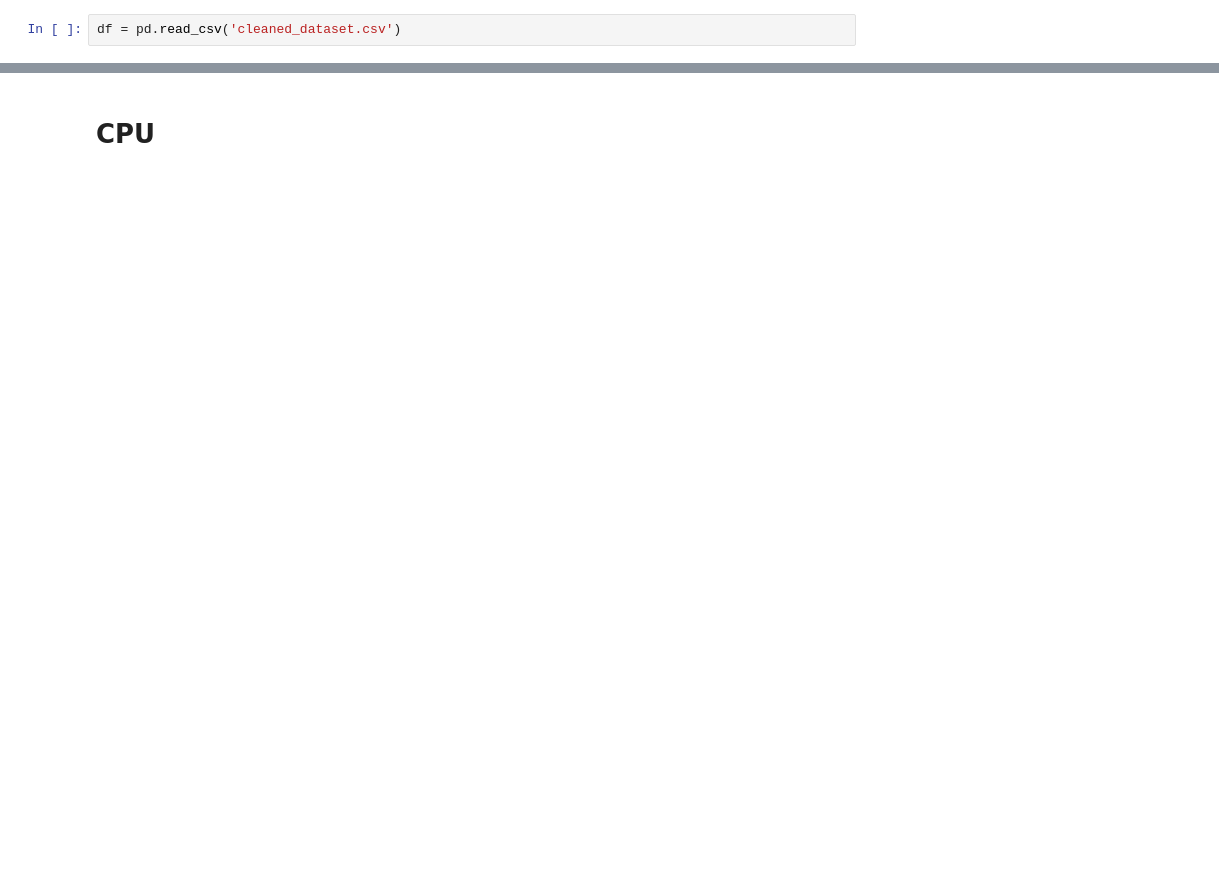
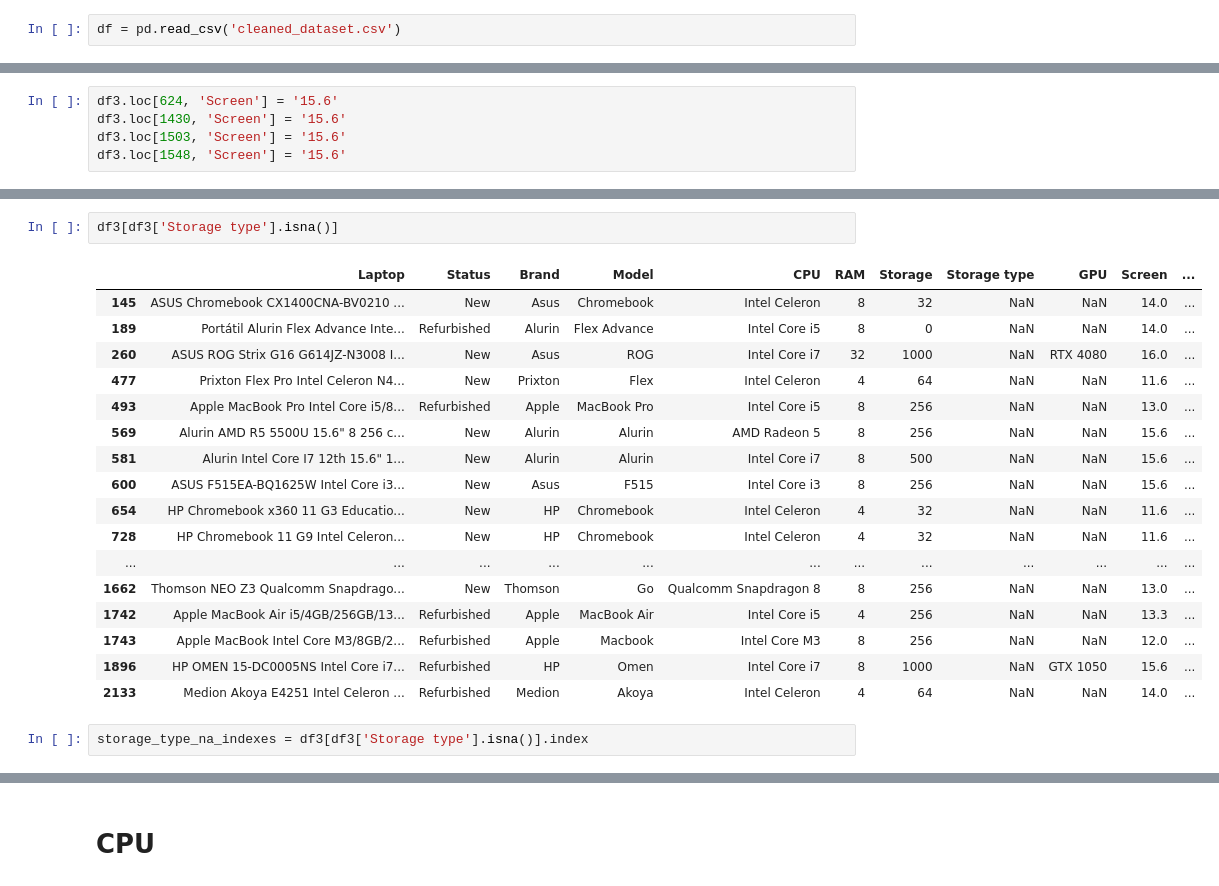
Before and after one commit to M4tchaa/lappick-ml, a Jupyter notebook: explore_dataset.ipynb, the cells around one changed output, grey strips where cells are left out. Saved outputs shown, nothing was run; the diff lists cells and outputs as text; blank space fills up the shorter version.

```diff
--- a/explore_dataset.ipynb
+++ b/explore_dataset.ipynb
@@ -65,0 +57,5 @@ df3
+# %%
+df3.loc[624, 'Screen'] = '15.6'
+df3.loc[1430, 'Screen'] = '15.6'
+df3.loc[1503, 'Screen'] = '15.6'
+df3.loc[1548, 'Screen'] = '15.6'
@@ -65,0 +70,22 @@ df3
+# %%
+df3[df3['Storage type'].isna()]
+# %% [output]
+|  | Laptop | Status | Brand | Model | CPU | RAM | Storage | Storage type | GPU | Screen | ... |
+| 145 | ASUS Chromebook CX1400CNA-BV0210 ... | New | Asus | Chromebook | Intel Celeron | 8 | 32 | NaN | NaN | 14.0 | ... |
+| 189 | Portátil Alurin Flex Advance Inte... | Refurbished | Alurin | Flex Advance | Intel Core i5 | 8 | 0 | NaN | NaN | 14.0 | ... |
+| 260 | ASUS ROG Strix G16 G614JZ-N3008 I... | New | Asus | ROG | Intel Core i7 | 32 | 1000 | NaN | RTX 4080 | 16.0 | ... |
+| 477 | Prixton Flex Pro Intel Celeron N4... | New | Prixton | Flex | Intel Celeron | 4 | 64 | NaN | NaN | 11.6 | ... |
+| 493 | Apple MacBook Pro Intel Core i5/8... | Refurbished | Apple | MacBook Pro | Intel Core i5 | 8 | 256 | NaN | NaN | 13.0 | ... |
+| 569 | Alurin AMD R5 5500U 15.6" 8 256 c... | New | Alurin | Alurin | AMD Radeon 5 | 8 | 256 | NaN | NaN | 15.6 | ... |
+| 581 | Alurin Intel Core I7 12th 15.6" 1... | New | Alurin | Alurin | Intel Core i7 | 8 | 500 | NaN | NaN | 15.6 | ... |
+| 600 | ASUS F515EA-BQ1625W Intel Core i3... | New | Asus | F515 | Intel Core i3 | 8 | 256 | NaN | NaN | 15.6 | ... |
+| 654 | HP Chromebook x360 11 G3 Educatio... | New | HP | Chromebook | Intel Celeron | 4 | 32 | NaN | NaN | 11.6 | ... |
+| 728 | HP Chromebook 11 G9 Intel Celeron... | New | HP | Chromebook | Intel Celeron | 4 | 32 | NaN | NaN | 11.6 | ... |
+| ... | ... | ... | ... | ... | ... | ... | ... | ... | ... | ... | ... |
+| 1662 | Thomson NEO Z3 Qualcomm Snapdrago... | New | Thomson | Go | Qualcomm Snapdragon 8 | 8 | 256 | NaN | NaN | 13.0 | ... |
+| 1742 | Apple MacBook Air i5/4GB/256GB/13... | Refurbished | Apple | MacBook Air | Intel Core i5 | 4 | 256 | NaN | NaN | 13.3 | ... |
+| 1743 | Apple MacBook Intel Core M3/8GB/2... | Refurbished | Apple | Macbook | Intel Core M3 | 8 | 256 | NaN | NaN | 12.0 | ... |
+| 1896 | HP OMEN 15-DC0005NS Intel Core i7... | Refurbished | HP | Omen | Intel Core i7 | 8 | 1000 | NaN | GTX 1050 | 15.6 | ... |
+| 2133 | Medion Akoya E4251 Intel Celeron ... | Refurbished | Medion | Akoya | Intel Celeron | 4 | 64 | NaN | NaN | 14.0 | ... |
+# %%
+storage_type_na_indexes = df3[df3['Storage type'].isna()].index
```
Also changed, not shown: parts of 38 cells of this notebook, 1 other file.
